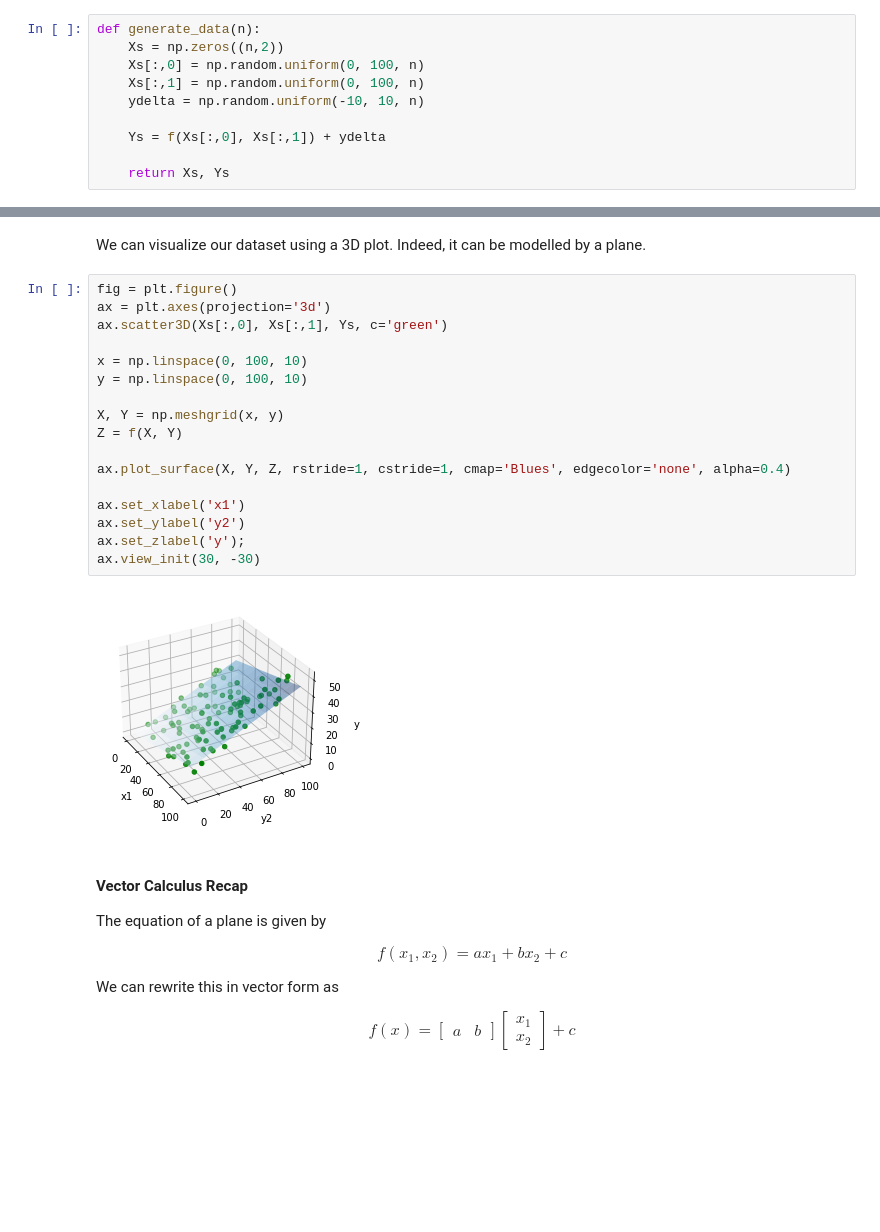
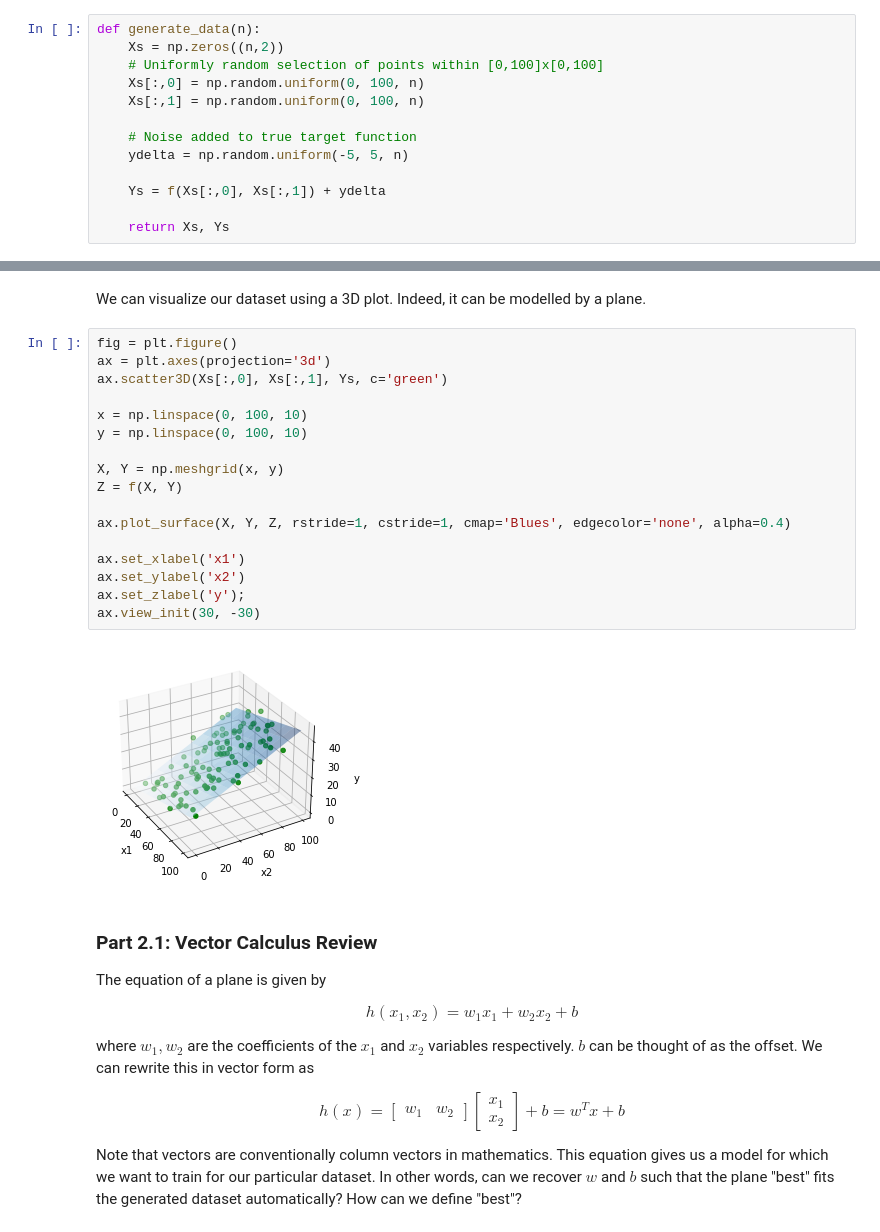
Before and after one commit to awang9999/cds-onboarding-gradient-descent-loss-functions, a Jupyter notebook: gradient_descent_demo.ipynb, the cells around one changed output, grey strips where cells are left out. Drawn from its saved outputs; the diff is of its cells as text; blank space fills up the shorter version.

Commit message:
added loss functions, regression, and parts of gradient descent

```diff
--- a/gradient_descent_demo.ipynb
+++ b/gradient_descent_demo.ipynb
@@ -43,9 +46,12 @@ def f(x1, x2):
 # %%
 def generate_data(n):
     Xs = np.zeros((n,2))
+    # Uniformly random selection of points within [0,100]x[0,100]
     Xs[:,0] = np.random.uniform(0, 100, n)
     Xs[:,1] = np.random.uniform(0, 100, n)
-    ydelta = np.random.uniform(-10, 10, n)
+
+    # Noise added to true target function
+    ydelta = np.random.uniform(-5, 5, n)
 
     Ys = f(Xs[:,0], Xs[:,1]) + ydelta
 
@@ -57,29 +63,32 @@ We can visualize our dataset using a 3D plot. Indeed, it can be modelled by a pl
 # %%
 fig = plt.figure()
 ax = plt.axes(projection='3d')
 ax.scatter3D(Xs[:,0], Xs[:,1], Ys, c='green')
 
 x = np.linspace(0, 100, 10)
 y = np.linspace(0, 100, 10)
 
 X, Y = np.meshgrid(x, y)
 Z = f(X, Y)
 
 ax.plot_surface(X, Y, Z, rstride=1, cstride=1, cmap='Blues', edgecolor='none', alpha=0.4)
 
 ax.set_xlabel('x1')
-ax.set_ylabel('y2')
+ax.set_ylabel('x2')
 ax.set_zlabel('y');
 ax.view_init(30, -30)
 # %% [output]
-[figure, old version]
+[figure, new version]
 # %% [markdown]
-#### Vector Calculus Recap
+### Part 2.1: Vector Calculus Review
 
 The equation of a plane is given by
 
-$$f(x_1, x_2) = ax_1 + bx_2 + c$$
+$$h(x_1, x_2) = w_1x_1 + w_2x_2 + b$$
 
+where $w_1, w_2$ are the coefficients of the $x_1$ and $x_2$ variables respectively. $b$ can be thought of as the offset.
 We can rewrite this in vector form as
 
-$$ f(x) = \begin{bmatrix}a & b\end{bmatrix} \begin{bmatrix}x_1 \\ x_2\end{bmatrix} + c$$
+$$ h(x) = \begin{bmatrix}w_1 & w_2\end{bmatrix} \begin{bmatrix}x_1 \\ x_2\end{bmatrix} + b = w^Tx + b$$
+
+Note that vectors are conventionally column vectors in mathematics. This equation gives us a model for which we want to train for our particular dataset. In other words, can we recover $w$ and $b$ such that the plane "best" fits the generated dataset automatically? How can we define "best"?
```
Also changed, not shown: parts of 21 cells of this notebook, 4 other files.
